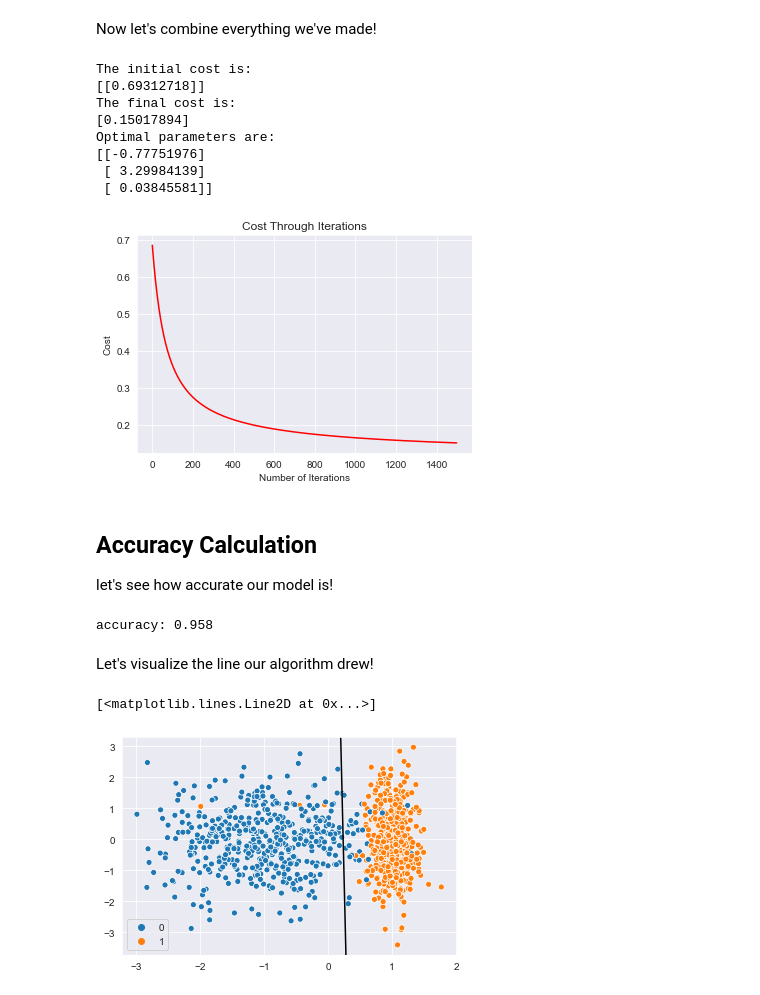
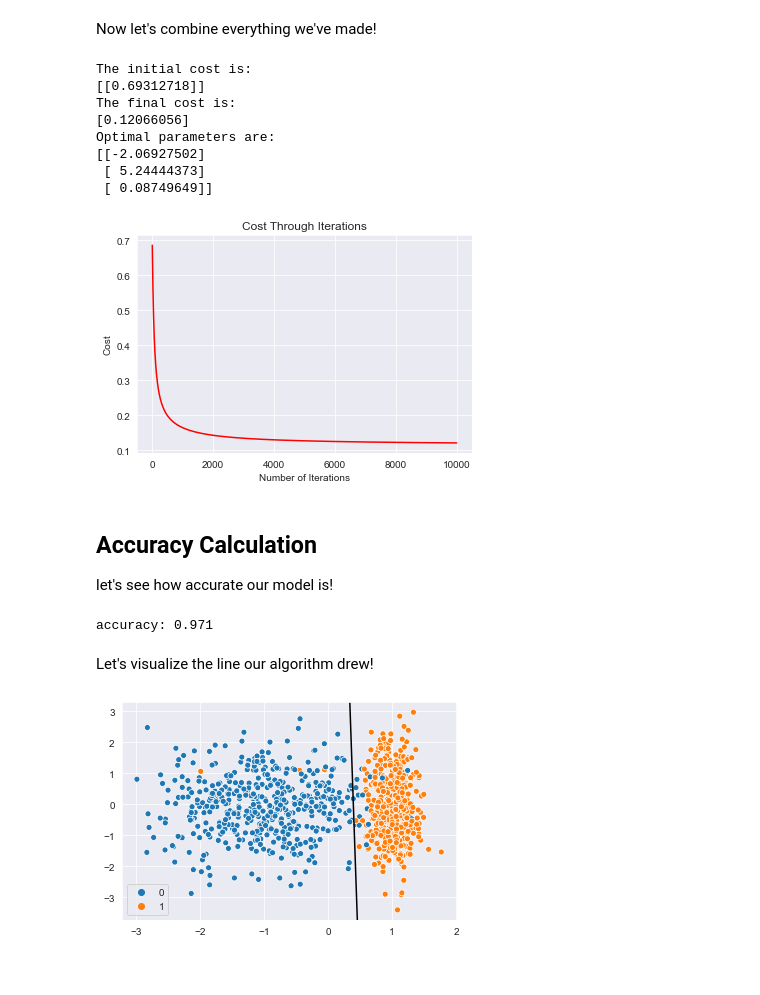
Before and after one commit to athreyaanand/ML-from-scratch, a Jupyter notebook: LogisticRegression/LogisticRegression.ipynb, the cells around one changed output. Drawn from its saved outputs; the diff is of its cells as text; code cells hidden in the pictures.

Commit message:
added png files for seaborn and plots created within nb
- modified logistic regression to go through more iterations in order to reduce cost
- added lines to save figures and plots to local folder

```diff
--- a/LogisticRegression/LogisticRegression.ipynb
+++ b/LogisticRegression/LogisticRegression.ipynb
@@ -81,39 +81,40 @@ Now let's combine everything we've made!
 # %%
 m = len(y)
 
 # add bias term into X
 X = np.hstack((np.ones((m, 1)), X))
 n = np.size(X, 1)
 params = np.zeros((n, 1))
 
-iterations = 1500
+iterations = 10000
 learning_rate = 0.03
 
 initial_cost = compute_cost(X, y, params)
 
 print(f'The initial cost is: \n{initial_cost}')
 
 (cost_history, optimal_params) = gradient_descent(X, y, params, learning_rate, iterations)
 
 print(f'The final cost is: \n{cost_history[-1]}')
 print(f'Optimal parameters are: \n{optimal_params}\n')
 
 # plot our cost history
 plt.plot(range(len(cost_history)), cost_history, 'r')
 plt.title("Cost Through Iterations")
 plt.xlabel("Number of Iterations")
 plt.ylabel("Cost")
+plt.savefig('logistic_cost.png')
 plt.show()
 # %% [output]
 The initial cost is:
 [[0.69312718]]
 The final cost is:
-[0.15017894]
+[0.12066056]
 Optimal parameters are:
-[[-0.77751976]
- [ 3.29984139]
- [ 0.03845581]]
+[[-2.06927502]
+ [ 5.24444373]
+ [ 0.08749649]]
-[figure, old version]
+[figure, new version]
 # %% [markdown]
 ## Accuracy Calculation
 
@@ -124,7 +125,7 @@ score = float(sum(y_pred == y)) / float(len(y))
 
 print("accuracy:", score)
 # %% [output]
-accuracy: 0.958
+accuracy: 0.971
 # %% [markdown]
 Let's visualize the line our algorithm drew!
 # %%
@@ -132,13 +133,13 @@ slope = -(optimal_params[1] / optimal_params[2])
 intercept = -(optimal_params[0] / optimal_params[2])
 
 sns.set_style('darkgrid')
-sns.scatterplot(X[:,1],X[:,2],hue=y.reshape(-1));
+sns.scatterplot(X[:,1], X[:,2], hue = y.reshape(-1));
 
 ax = plt.gca()
 ax.autoscale(False)
 x_vals = np.array(ax.get_xlim())
 y_vals = intercept + (slope * x_vals)
-plt.plot(x_vals, y_vals, c="k")
+plt.plot(x_vals, y_vals, c = "k")
+plt.savefig("classification_line.png")
 # %% [output]
-[<matplotlib.lines.Line2D at 0x...>]
-[figure, old version]
+[figure, new version]
```
Also changed, not shown: parts of 1 cell of this notebook, 3 other files.
